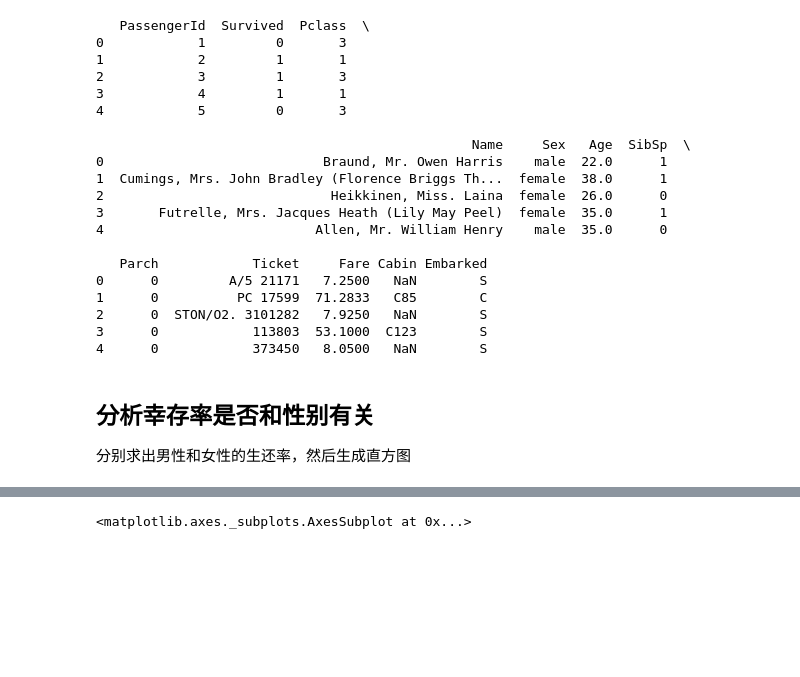
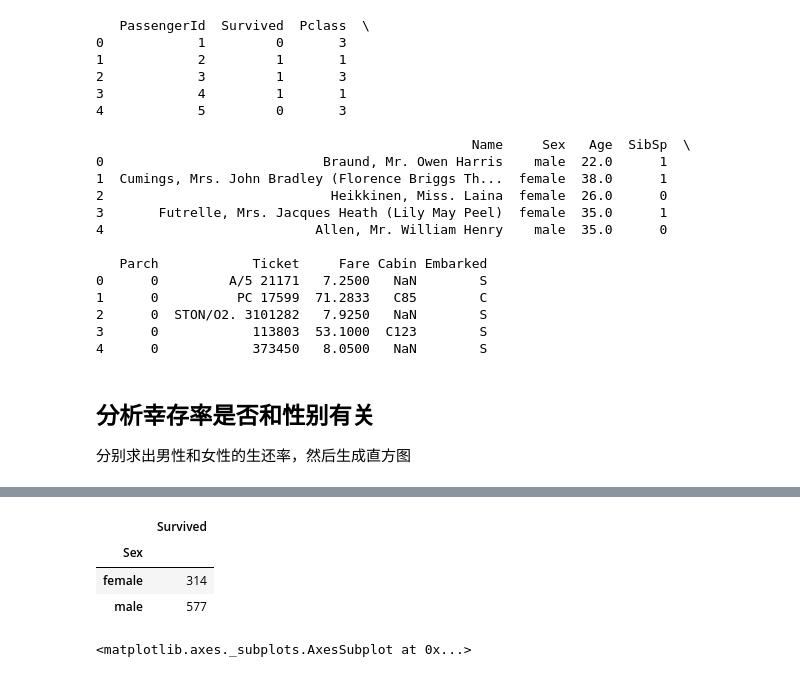
Before and after one commit to niushuai1991/part4project, a Jupyter notebook: part4.ipynb, the cells around one changed output, grey strips where cells are left out. Drawn from its saved outputs; the diff is of its cells as text; code cells hidden in the pictures; blank space fills up the shorter version.

```diff
--- a/part4.ipynb
+++ b/part4.ipynb
@@ -51,3 +49,11 @@ has_sex_df = df[~df['Sex'].isnull()]
+# %%
+# 数据透视图 查看所有的男女人数
+has_sex_df.pivot_table(index=["Sex"], values=["Survived"], aggfunc='count')
+# %% [output]
+|  | Survived |
+| Sex |  |
+| female | 314 |
+| male | 577 |
 # %%
 %matplotlib inline
 has_sex_df.groupby(['Sex','Survived'])['Survived'].count().unstack().plot(kind='bar',stacked='True')
```
Also changed, not shown: parts of 3 cells of this notebook.
